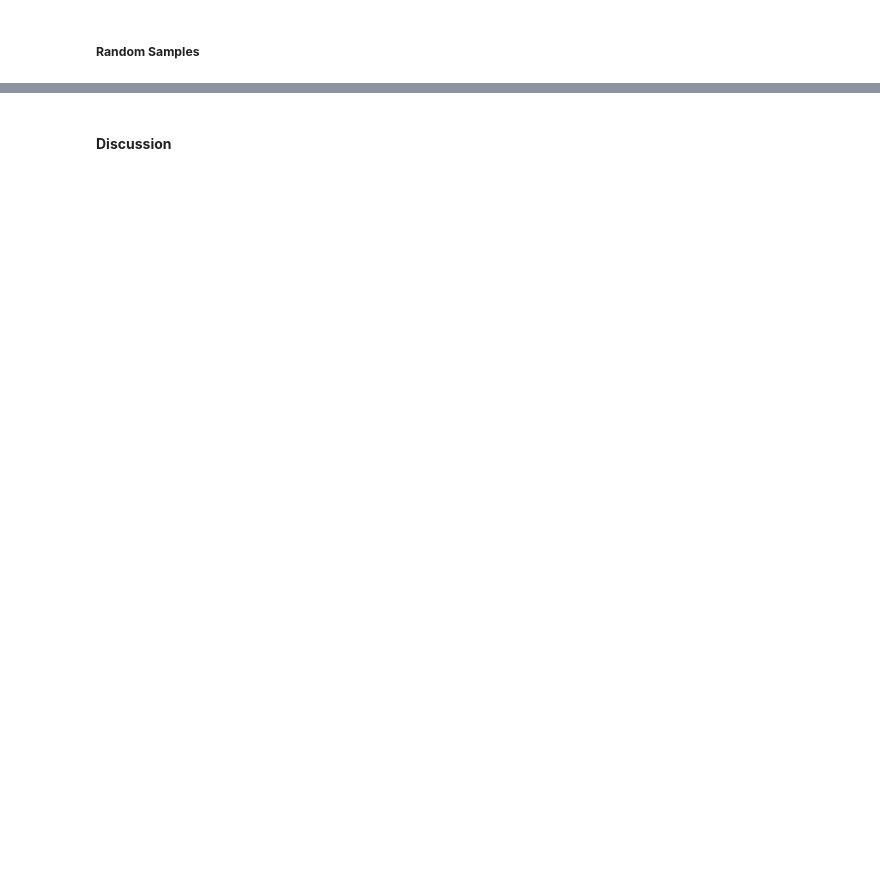
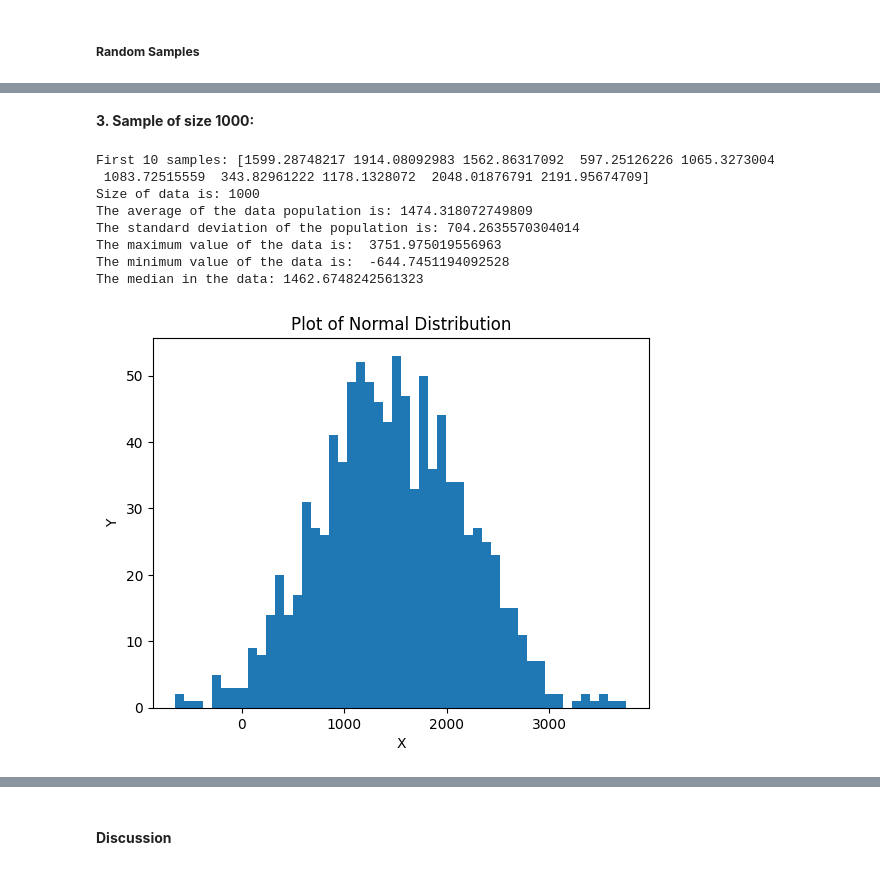
Before and after one commit to sondosaabed/SP.TOP-Data-Science-and-Analytics, a Jupyter notebook: Assignments/A3/1190652_A3.ipynb, the cells around one changed output, grey strips where cells are left out. Drawn from its saved outputs; the diff is of its cells as text; code cells hidden in the pictures; blank space fills up the shorter version.

```diff
--- a/Assignments/A3/1190652_A3.ipynb
+++ b/Assignments/A3/1190652_A3.ipynb
@@ -91,0 +280,18 @@ import os
+# %% [markdown]
+<b>3. Sample of size 1000:</b>
+# %%
+sample_3 = get_random_sample(generated, sample_size= 1000)
+print("First 10 samples:",sample_3[0:10])
+statics_3 = get_descriptive_statics(sample_3)
+print_descriptive_statics(statics_3)
+plot_single_ndistribution(sample_3, bins = 50, title="Sample 3 Distribution")
+# %% [output]
+First 10 samples: [1599.28748217 1914.08092983 1562.86317092  597.25126226 1065.3273004
+ 1083.72515559  343.82961222 1178.1328072  2048.01876791 2191.95674709]
+Size of data is: 1000
+The average of the data population is: 1474.318072749809
+The standard deviation of the population is: 704.2635570304014
+The maximum value of the data is:  3751.975019556963
+The minimum value of the data is:  -644.7451194092528
+The median in the data: 1462.6748242561323
+[figure, added]
```
Also changed, not shown: parts of 62 cells of this notebook.
